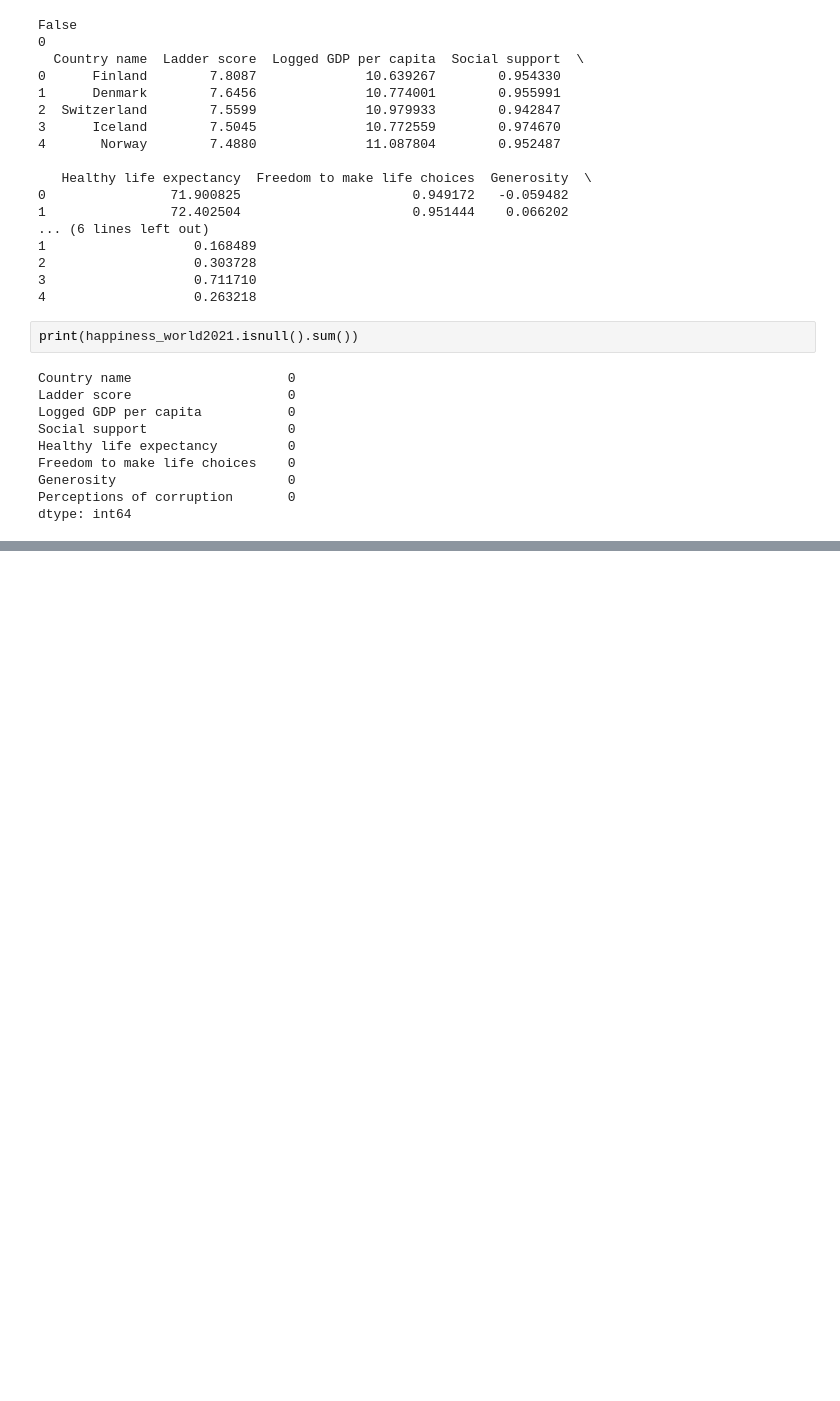
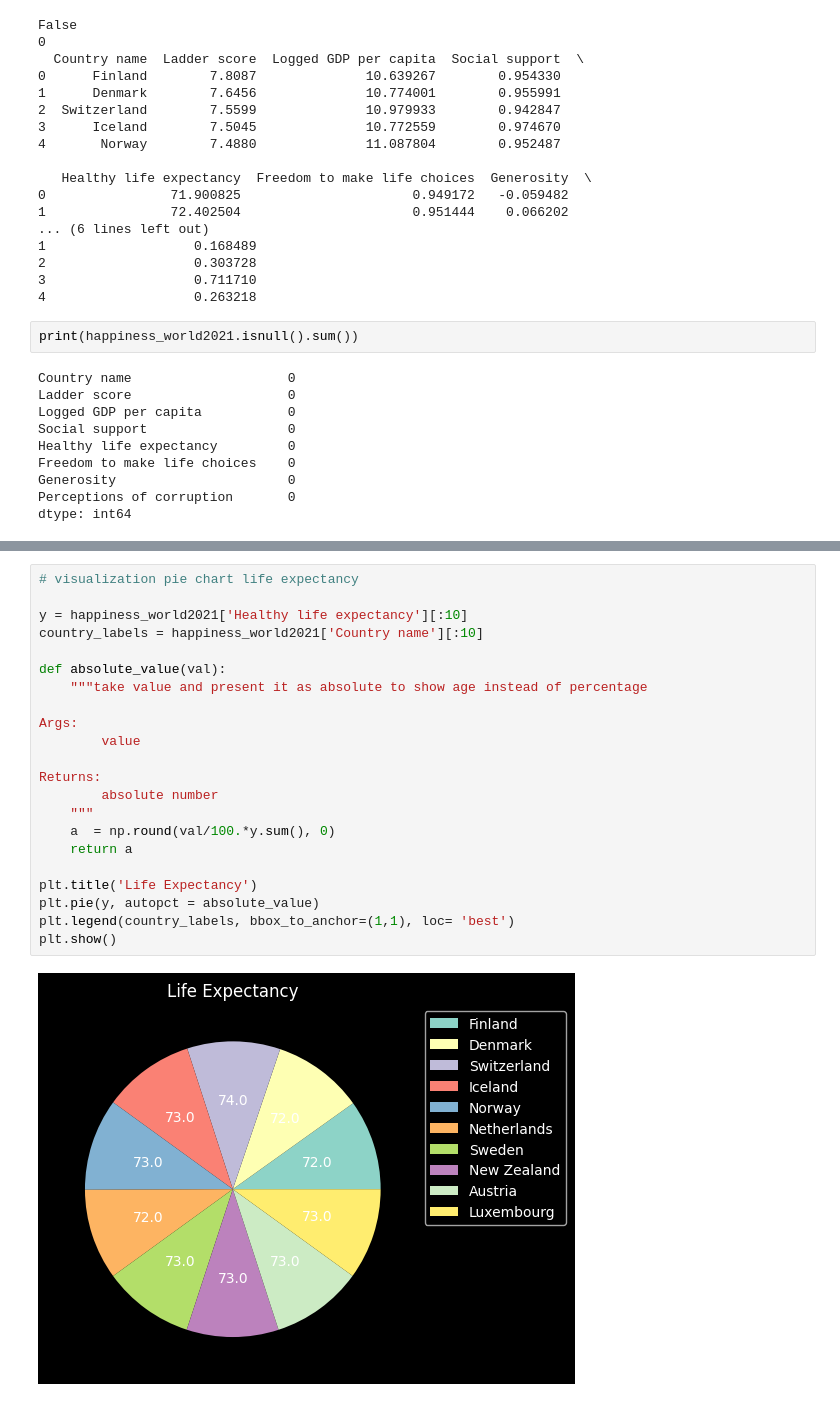
Before and after one commit to apsocarras/team-week, a Jupyter notebook: dw.ipynb, the cells around one changed output, grey strips where cells are left out. Drawn from its saved outputs; the diff is of its cells as text; blank space fills up the shorter version.

```diff
--- a/dw.ipynb
+++ b/dw.ipynb
@@ -343,0 +385,24 @@ print(happiness_world2021.head())
+# %%
+# visualization pie chart life expectancy
+
+y = happiness_world2021['Healthy life expectancy'][:10]
+country_labels = happiness_world2021['Country name'][:10]
+
+def absolute_value(val):
+    """take value and present it as absolute to show age instead of percentage
+
+Args:
+        value
+
+Returns:
+        absolute number
+    """
+    a  = np.round(val/100.*y.sum(), 0)
+    return a
+
+plt.title('Life Expectancy')
+plt.pie(y, autopct = absolute_value)
+plt.legend(country_labels, bbox_to_anchor=(1,1), loc= 'best')
+plt.show()
+# %% [output]
+[figure, added]
```
Also changed, not shown: parts of 22 cells of this notebook.
